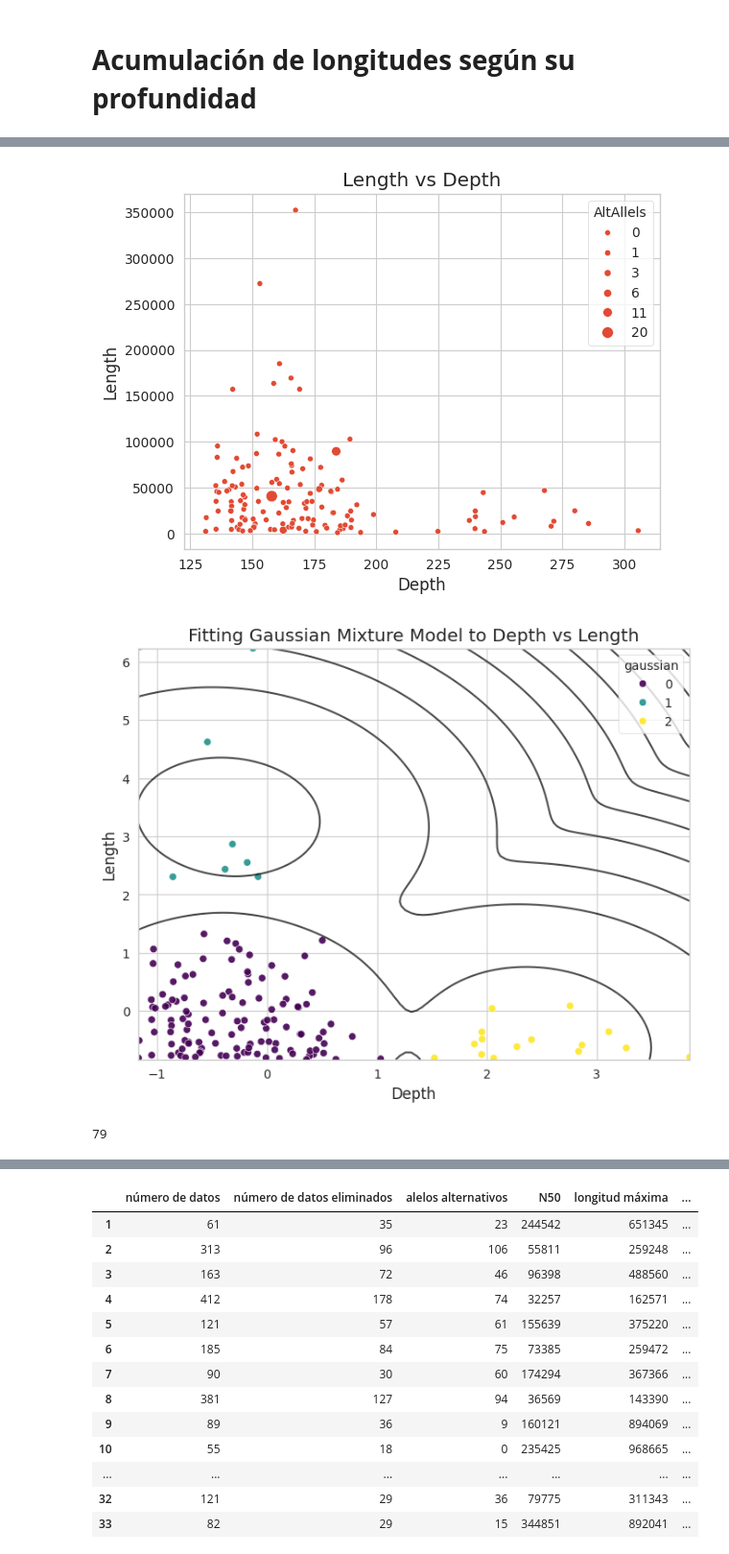
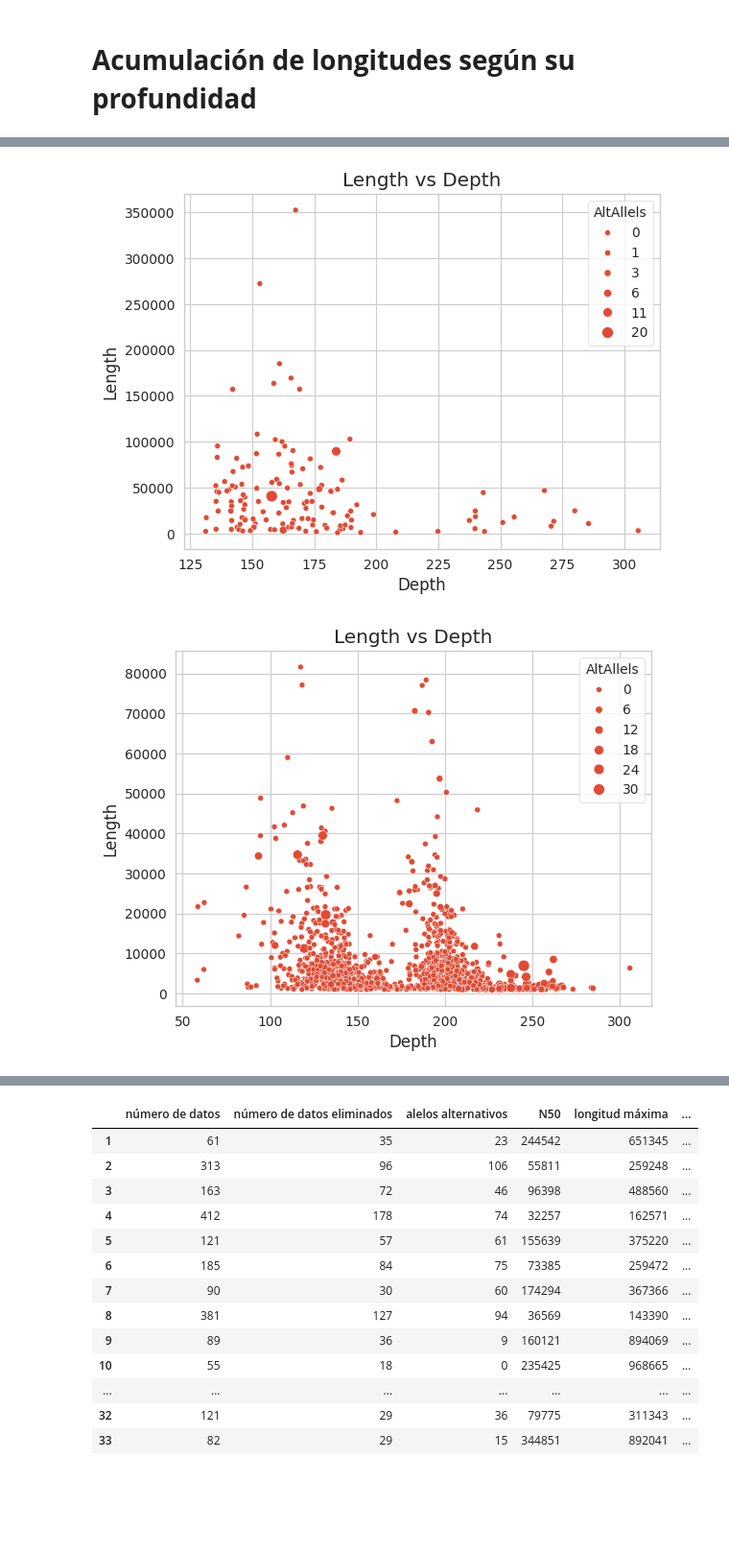
Before and after one commit to metaute73/Proyecto-Gen-mica-2024-2, a Jupyter notebook: Sprint 3 Clasificación/Avances_19_de_Febrero.ipynb, the cells around one changed output, grey strips where cells are left out. Shown: that part at 96% size. Drawn from its saved outputs; the diff is of its cells as text; code cells hidden in the pictures; blank space fills up the shorter version.

```diff
--- a/Sprint 3 Clasificación/Avances_19_de_Febrero.ipynb
+++ b/Sprint 3 Clasificación/Avances_19_de_Febrero.ipynb
@@ -246,18 +212,21 @@ def acumular_longitudes(df, bins):
 # %%
 processing = process_genomic_data('/content/sample_data/LengthDepth_14.csv', False)
 df = processing[0]
 
 sns.scatterplot(x='Depth', y='Length', data=df, size = 'AltAllels')
 plt.xlabel('Depth')
 plt.ylabel('Length')
 plt.title('Length vs Depth')
 plt.show()
+
+processing2 = process_genomic_data('/content/sample_data/LengthDepth_36.csv', False)
+df2 = processing2[0]
+
+sns.scatterplot(x='Depth', y='Length', data=df2, size = 'AltAllels')
+plt.xlabel('Depth')
+plt.ylabel('Length')
+plt.title('Length vs Depth')
+plt.show()
 # %% [output]
 [figure]
+[figure, added]
-# %%
-
-df2 = mezcla_de_gaussianas(df, 3)
-print(processing[1])
-# %% [output]
-[figure, removed]
-79
```
Also changed, not shown: parts of 9 cells of this notebook, 1 other file.
